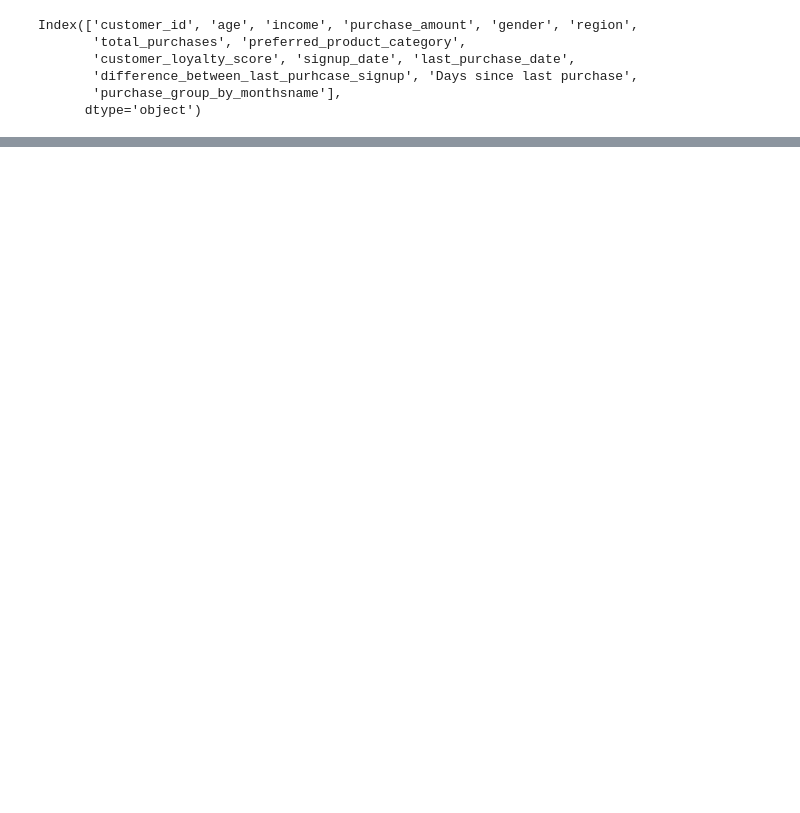
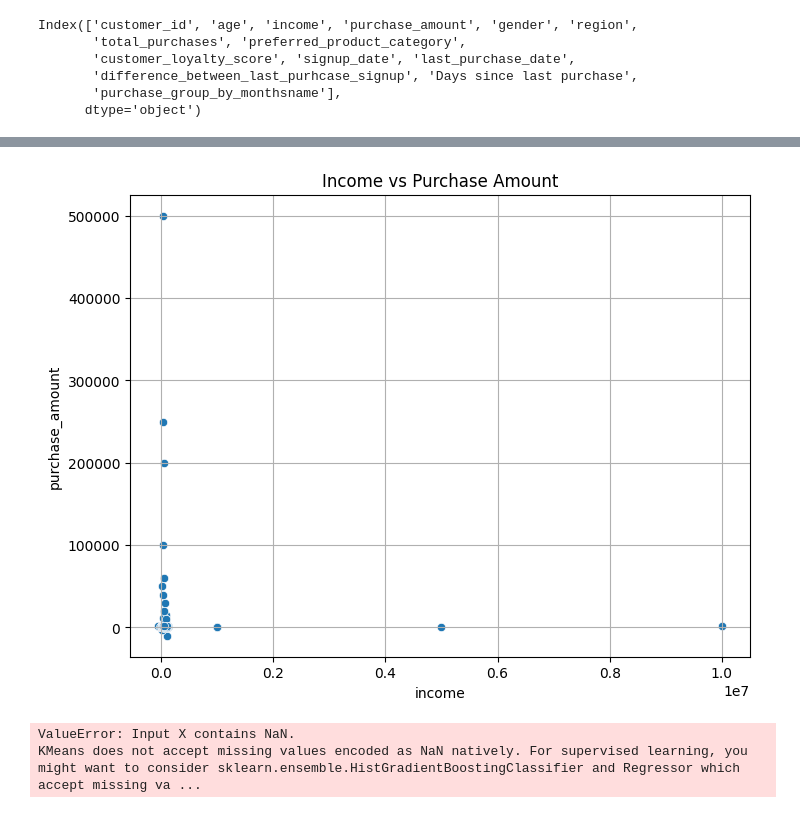
Before and after one commit to ESET0135/Advanced-trainin-Python-AIML, a Jupyter notebook: Day-16/main.ipynb, the cells around one changed output, grey strips where cells are left out. Saved outputs shown, nothing was run; the diff lists cells and outputs as text; code cells hidden in the pictures; blank space fills up the shorter version.

```diff
--- a/Day-16/main.ipynb
+++ b/Day-16/main.ipynb
@@ -274,0 +311,55 @@ df.groupby('gender').agg({'Days since last purchase': 'mean'}).plot(kind='bar',
+# %%
+data=pd.read_csv('customer 1-EDa-prj1.csv')
+# %%
+import pandas as pd
+import matplotlib.pyplot as plt
+import seaborn as sns
+from sklearn.cluster import KMeans
+
+# Step 1: Load data
+
+# Step 2: EDA
+plt.figure(figsize=(8,6))
+sns.scatterplot(data=data, x='income', y='purchase_amount')
+plt.title("Income vs Purchase Amount")
+plt.grid(True)
+plt.show()
+
+# Step 3: Elbow Method
+X = data[['income', 'purchase_amount']]
+wcss = []
+for i in range(1, 11):
+    kmeans = KMeans(n_clusters=i, init='k-means++', random_state=42)
+    kmeans.fit(X)
+    wcss.append(kmeans.inertia_)
+
+plt.plot(range(1, 11), wcss, marker='o')
+plt.title("Elbow Method")
+plt.xlabel("Number of Clusters (k)")
+plt.ylabel("WCSS")
+plt.grid(True)
+plt.show()
+
+# Step 4: K-Means Clustering
+kmeans = KMeans(n_clusters=5, init='k-means++', random_state=42)
+data['Cluster'] = kmeans.fit_predict(X)
+
+# Step 5: Visualize
+plt.figure(figsize=(8,6))
+sns.scatterplot(data=data, x='income', y='purchase_amount',
+                hue='Cluster', palette='tab10', s=100)
+plt.title("Customer Segments")
+plt.legend(title='Cluster')
+plt.show()
+
+# Step 6: Analyze clusters
+cluster_summary = data.groupby('Cluster')[['income', 'purchase_amount']].mean()
+print(cluster_summary)
+
+sns.heatmap(cluster_summary, annot=True, cmap='coolwarm', fmt=".2f")
+plt.title("Cluster Summary")
+plt.show()
+# %% [output]
+[figure, added]
+ValueError: Input X contains NaN.
+KMeans does not accept missing values encoded as NaN natively. For supervised learning, you might want to consider sklearn.ensemble.HistGradientBoostingClassifier and Regressor which accept missing va ...
```
Also changed, not shown: parts of 21 cells of this notebook, 12 other files.
